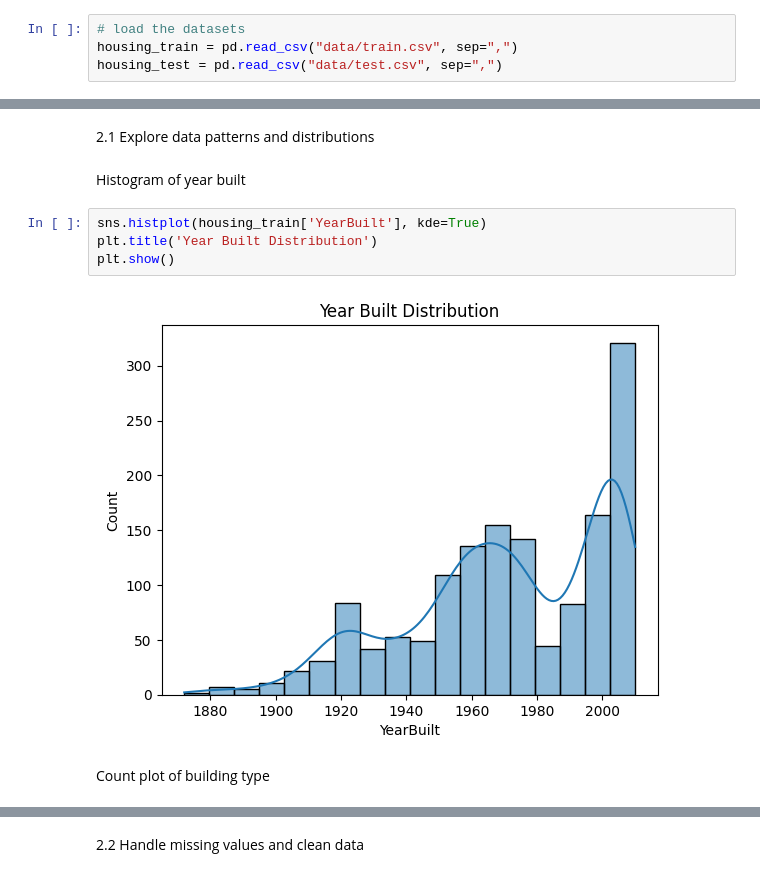
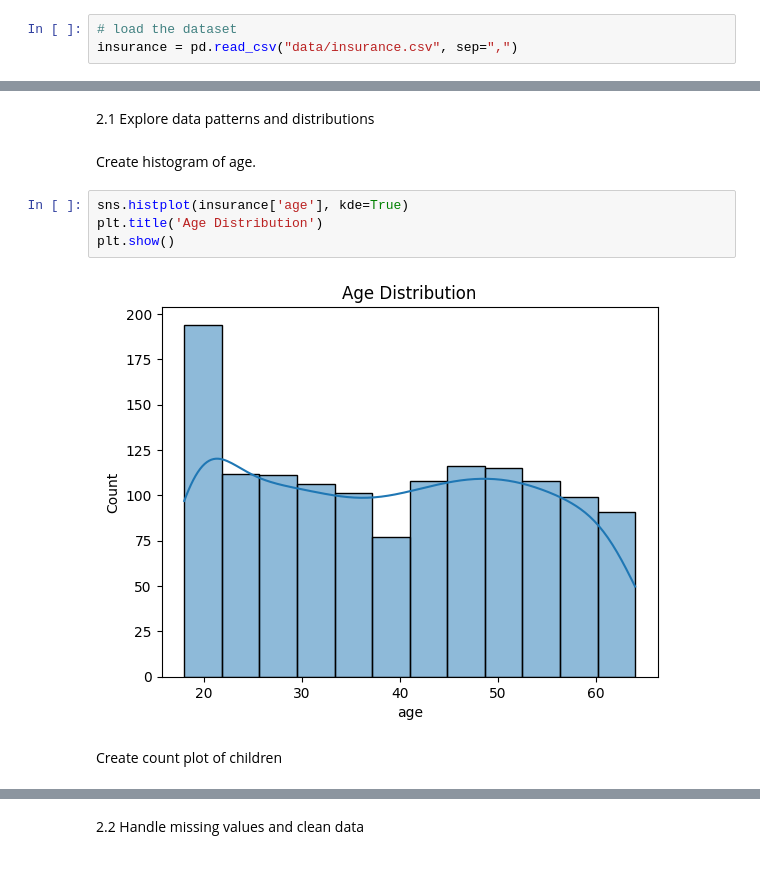
Before and after one commit to TKonkin/ml-regression-terry, a Jupyter notebook: ml_regression_terry.ipynb, the cells around one changed output, grey strips where cells are left out. Drawn from its saved outputs; the diff is of its cells as text.

```diff
--- a/ml_regression_terry.ipynb
+++ b/ml_regression_terry.ipynb
@@ -18,8 +23,7 @@ import matplotlib.pyplot as plt
 # %% [markdown]
 1.1 Load the dataset and display the first 10 rows.
 # %%
-# load the datasets
-housing_train = pd.read_csv("data/train.csv", sep=",")
-housing_test = pd.read_csv("data/test.csv", sep=",")
+# load the dataset
+insurance = pd.read_csv("data/insurance.csv", sep=",")
 # %%
 # display the first 10 rows of the training set
@@ -95,13 +80,13 @@ There is no column for total square footage.
 # %% [markdown]
 2.1 Explore data patterns and distributions
 # %% [markdown]
-Histogram of year built
+Create histogram of age.
 # %%
-sns.histplot(housing_train['YearBuilt'], kde=True)
-plt.title('Year Built Distribution')
+sns.histplot(insurance['age'], kde=True)
+plt.title('Age Distribution')
 plt.show()
 # %% [output]
-[figure, old version]
+[figure, new version]
 # %% [markdown]
-Count plot of building type
+Create count plot of children
 # %%
```
Also changed, not shown: parts of 46 cells of this notebook, 4 other files.
